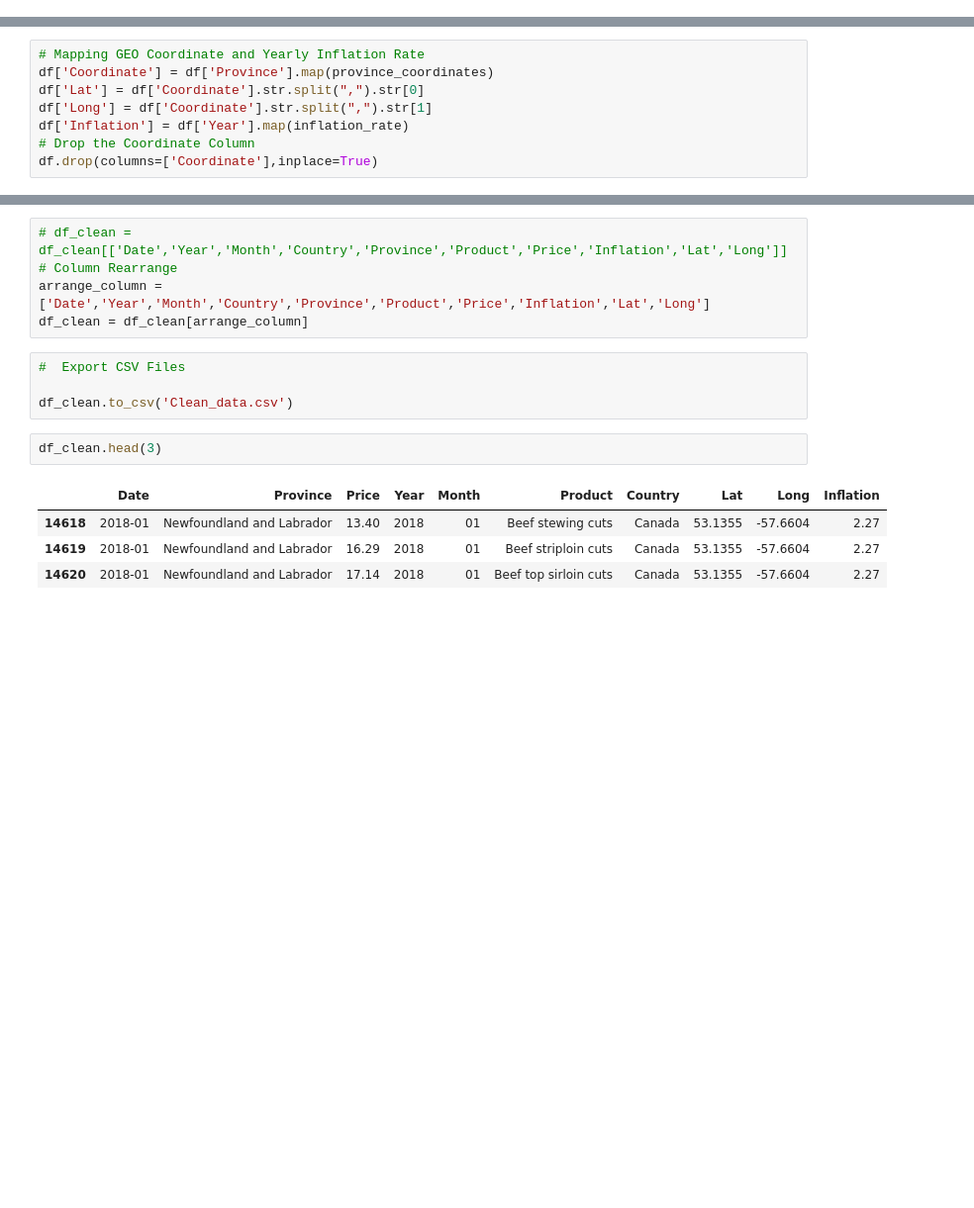
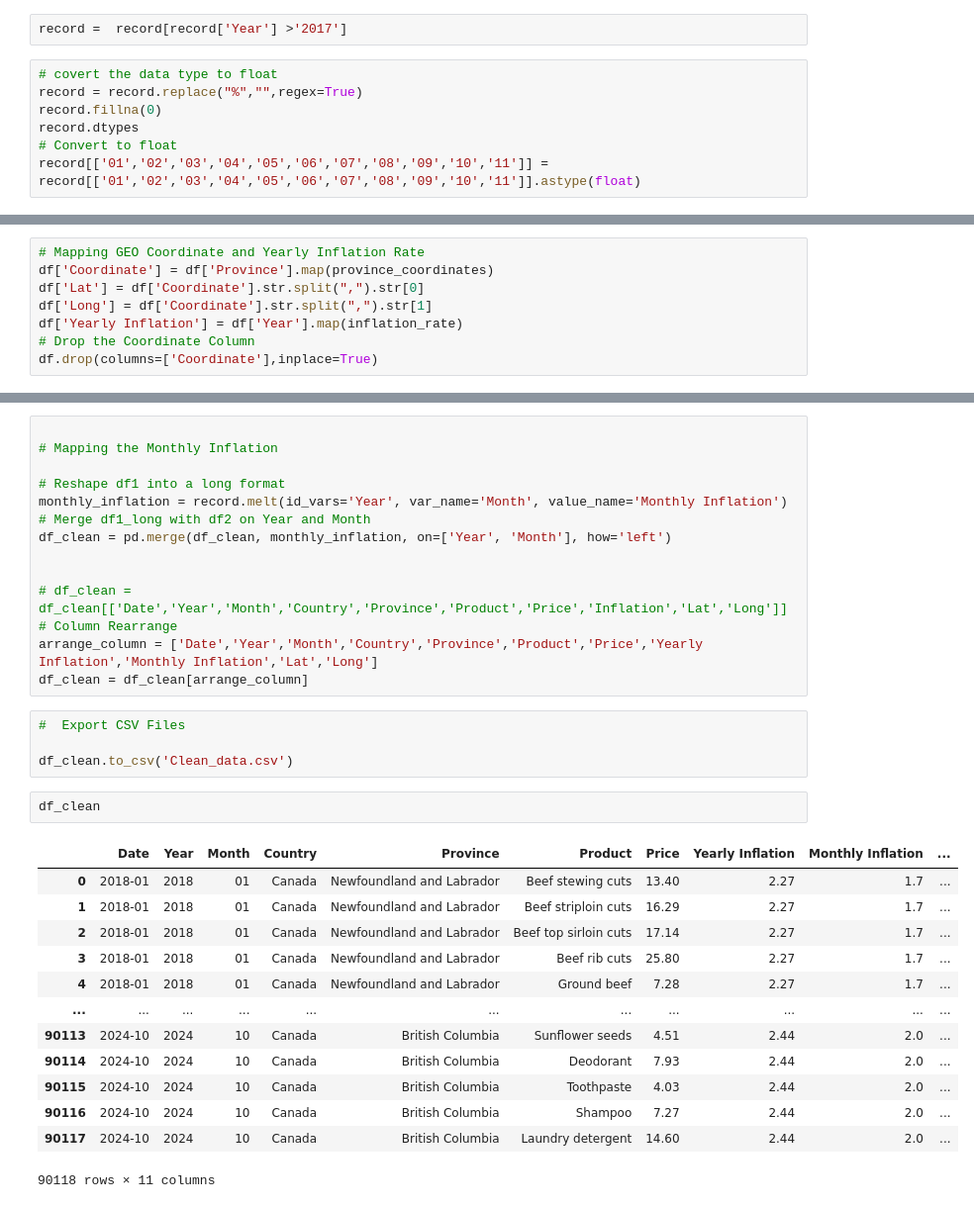
Before and after one commit to RealRinzin/Canada-Product-Vs-Price-Analysis, a Jupyter notebook: Food Price Analysis.ipynb, the cells around one changed output, grey strips where cells are left out. Shown at 99% size. Drawn from its saved outputs; the diff is of its cells as text; blank space fills up the shorter version.

```diff
--- a/Food Price Analysis.ipynb
+++ b/Food Price Analysis.ipynb
@@ -14 +82,10 @@ df = pd.DataFrame(file)
+# %%
+record =  record[record['Year'] >'2017']
+# %%
+# covert the data type to float
+record = record.replace("%","",regex=True)
+record.fillna(0)
+record.dtypes
+# Convert to float
+record[['01','02','03','04','05','06','07','08','09','10','11']] = record[['01','02','03','04','05','06','07','08','09','10','11']].astype(float)
 # %%
@@ -99,7 +158,7 @@ df.head(2)
 df['Coordinate'] = df['Province'].map(province_coordinates)
 df['Lat'] = df['Coordinate'].str.split(",").str[0]
 df['Long'] = df['Coordinate'].str.split(",").str[1]
-df['Inflation'] = df['Year'].map(inflation_rate)
+df['Yearly Inflation'] = df['Year'].map(inflation_rate)
 # Drop the Coordinate Column
 df.drop(columns=['Coordinate'],inplace=True)
 # %%
@@ -125,18 +184,36 @@ Try using .loc[row_indexer,col_indexer] = value instead
 See the caveats in the documentation: https://pandas.pydata.org/pandas-docs/stable/user_guide/indexing.html#returning-a-view-versus-a-copy
   df_clean['Long'] = df_clean['Long'].astype(float)
 # %%
+
+# Mapping the Monthly Inflation
+
+# Reshape df1 into a long format
+monthly_inflation = record.melt(id_vars='Year', var_name='Month', value_name='Monthly Inflation')
+# Merge df1_long with df2 on Year and Month
+df_clean = pd.merge(df_clean, monthly_inflation, on=['Year', 'Month'], how='left')
+
+
 # df_clean = df_clean[['Date','Year','Month','Country','Province','Product','Price','Inflation','Lat','Long']]
 # Column Rearrange
-arrange_column = ['Date','Year','Month','Country','Province','Product','Price','Inflation','Lat','Long']
+arrange_column = ['Date','Year','Month','Country','Province','Product','Price','Yearly Inflation','Monthly Inflation','Lat','Long']
 df_clean = df_clean[arrange_column]
 # %%
 #  Export CSV Files
 
 df_clean.to_csv('Clean_data.csv')
 # %%
-df_clean.head(3)
+df_clean
 # %% [output]
-|  | Date | Province | Price | Year | Month | Product | Country | Lat | Long | Inflation |
-| 14618 | 2018-01 | Newfoundland and Labrador | 13.40 | 2018 | 01 | Beef stewing cuts | Canada | 53.1355 | -57.6604 | 2.27 |
-| 14619 | 2018-01 | Newfoundland and Labrador | 16.29 | 2018 | 01 | Beef striploin cuts | Canada | 53.1355 | -57.6604 | 2.27 |
-| 14620 | 2018-01 | Newfoundland and Labrador | 17.14 | 2018 | 01 | Beef top sirloin cuts | Canada | 53.1355 | -57.6604 | 2.27 |
+|  | Date | Year | Month | Country | Province | Product | Price | Yearly Inflation | Monthly Inflation | ... |
+| 0 | 2018-01 | 2018 | 01 | Canada | Newfoundland and Labrador | Beef stewing cuts | 13.40 | 2.27 | 1.7 | ... |
+| 1 | 2018-01 | 2018 | 01 | Canada | Newfoundland and Labrador | Beef striploin cuts | 16.29 | 2.27 | 1.7 | ... |
+| 2 | 2018-01 | 2018 | 01 | Canada | Newfoundland and Labrador | Beef top sirloin cuts | 17.14 | 2.27 | 1.7 | ... |
+| 3 | 2018-01 | 2018 | 01 | Canada | Newfoundland and Labrador | Beef rib cuts | 25.80 | 2.27 | 1.7 | ... |
+| 4 | 2018-01 | 2018 | 01 | Canada | Newfoundland and Labrador | Ground beef | 7.28 | 2.27 | 1.7 | ... |
+| ... | ... | ... | ... | ... | ... | ... | ... | ... | ... | ... |
+| 90113 | 2024-10 | 2024 | 10 | Canada | British Columbia | Sunflower seeds | 4.51 | 2.44 | 2.0 | ... |
+| 90114 | 2024-10 | 2024 | 10 | Canada | British Columbia | Deodorant | 7.93 | 2.44 | 2.0 | ... |
+| 90115 | 2024-10 | 2024 | 10 | Canada | British Columbia | Toothpaste | 4.03 | 2.44 | 2.0 | ... |
+| 90116 | 2024-10 | 2024 | 10 | Canada | British Columbia | Shampoo | 7.27 | 2.44 | 2.0 | ... |
+| 90117 | 2024-10 | 2024 | 10 | Canada | British Columbia | Laundry detergent | 14.60 | 2.44 | 2.0 | ... |
+90118 rows × 11 columns
```
Also changed, not shown: parts of 16 cells of this notebook, 10 other files.
